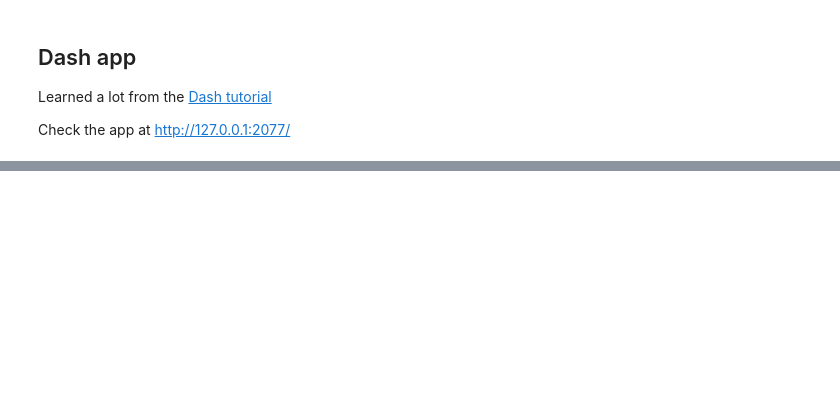
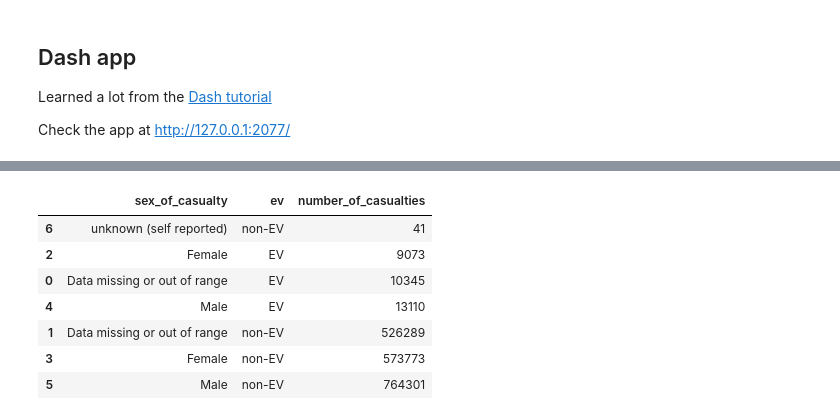
Before and after one commit to octokami/uk_road_safety, a Jupyter notebook: Road Safety data.ipynb, the cells around one changed output, grey strips where cells are left out. Cells and saved outputs as stored; diff of their text form; code cells hidden in the pictures; blank space fills up the shorter version.

```diff
--- a/Road Safety data.ipynb
+++ b/Road Safety data.ipynb
@@ -583,0 +602,11 @@ The 'environ['werkzeug.server.shutdown']' function is deprecated and will be rem
+# %%
+df_chart
+# %% [output]
+|  | sex_of_casualty | ev | number_of_casualties |
+| 6 | unknown (self reported) | non-EV | 41 |
+| 2 | Female | EV | 9073 |
+| 0 | Data missing or out of range | EV | 10345 |
+| 4 | Male | EV | 13110 |
+| 1 | Data missing or out of range | non-EV | 526289 |
+| 3 | Female | non-EV | 573773 |
+| 5 | Male | non-EV | 764301 |
```
Also changed, not shown: parts of 8 cells of this notebook.
